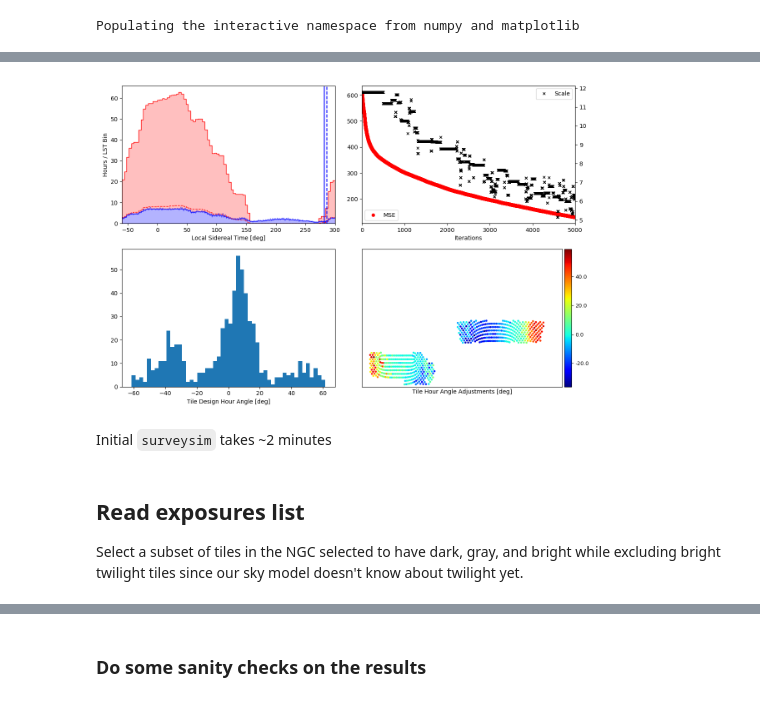
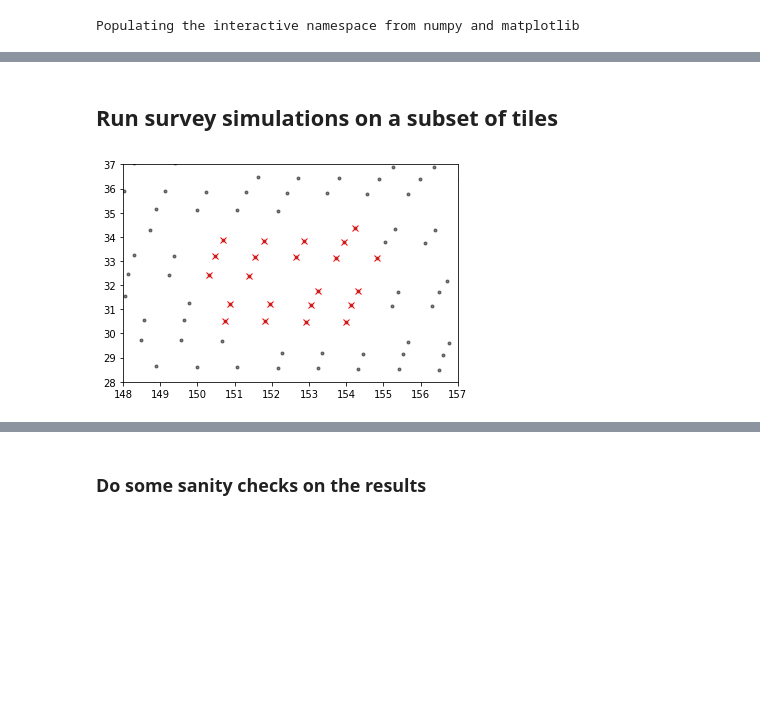
Before and after one commit to desihub/two_percent_DESI, a Jupyter notebook: mini/minitest.ipynb, the cells around one changed output, grey strips where cells are left out. Drawn from its saved outputs; the diff is of its cells as text; code cells hidden in the pictures; blank space fills up the shorter version.

```diff
--- a/mini/minitest.ipynb
+++ b/mini/minitest.ipynb
@@ -71,7 +60,0 @@ sys     0m4.156s
-# %%
-from IPython.display import Image
-Image(filename=surveydir+'/plan_2019-08-28_DARK.png', width=500)
-# %% [output]
-[figure, removed]
-# %% [markdown]
-Initial `surveysim` takes ~2 minutes
@@ -80,5 +61,14 @@ Initial `surveysim` takes ~2 minutes
-# %% [markdown]
-## Read exposures list
-
-Select a subset of tiles in the NGC selected to have dark, gray, and bright while
-excluding bright twilight tiles since our sky model doesn't know about twilight yet.
+# %% [markdown]
+## Run survey simulations on a subset of tiles
+# %%
+#- Make a subset of tiles to use
+tiles = Table(desimodel.io.load_tiles())
+ii = (150 < tiles['RA']) & (tiles['RA']<155) & (30<tiles['DEC']) & (tiles['DEC']<35)
+clf()
+plot(tiles['RA'], tiles['DEC'], 'k.', alpha=0.5)
+plot(tiles['RA'][ii], tiles['DEC'][ii], 'rx')
+xlim(148, 157); ylim(28, 37)
+tiles_subset = tiles[ii]
+tiles[ii].write('tiles-subset.fits', overwrite=True)
+# %% [output]
+[figure, added]
```
Also changed, not shown: parts of 49 cells of this notebook, 1 other file.
